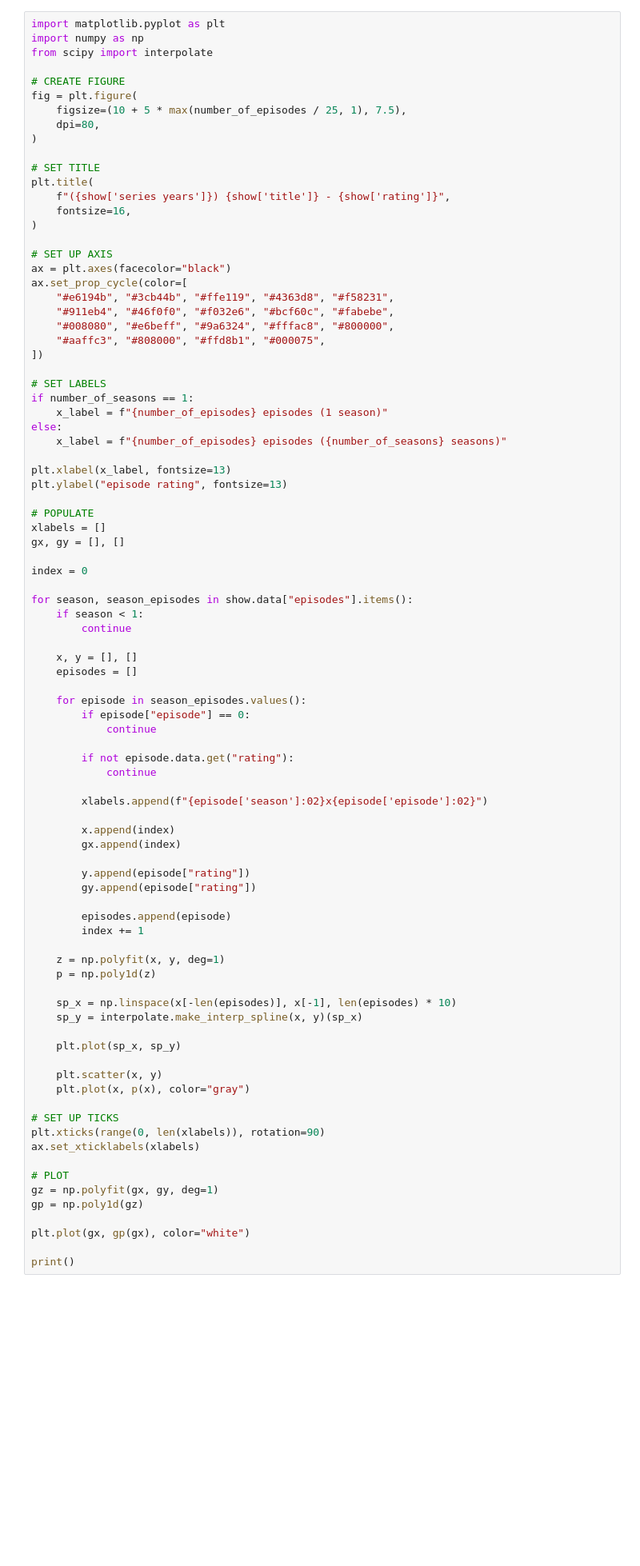
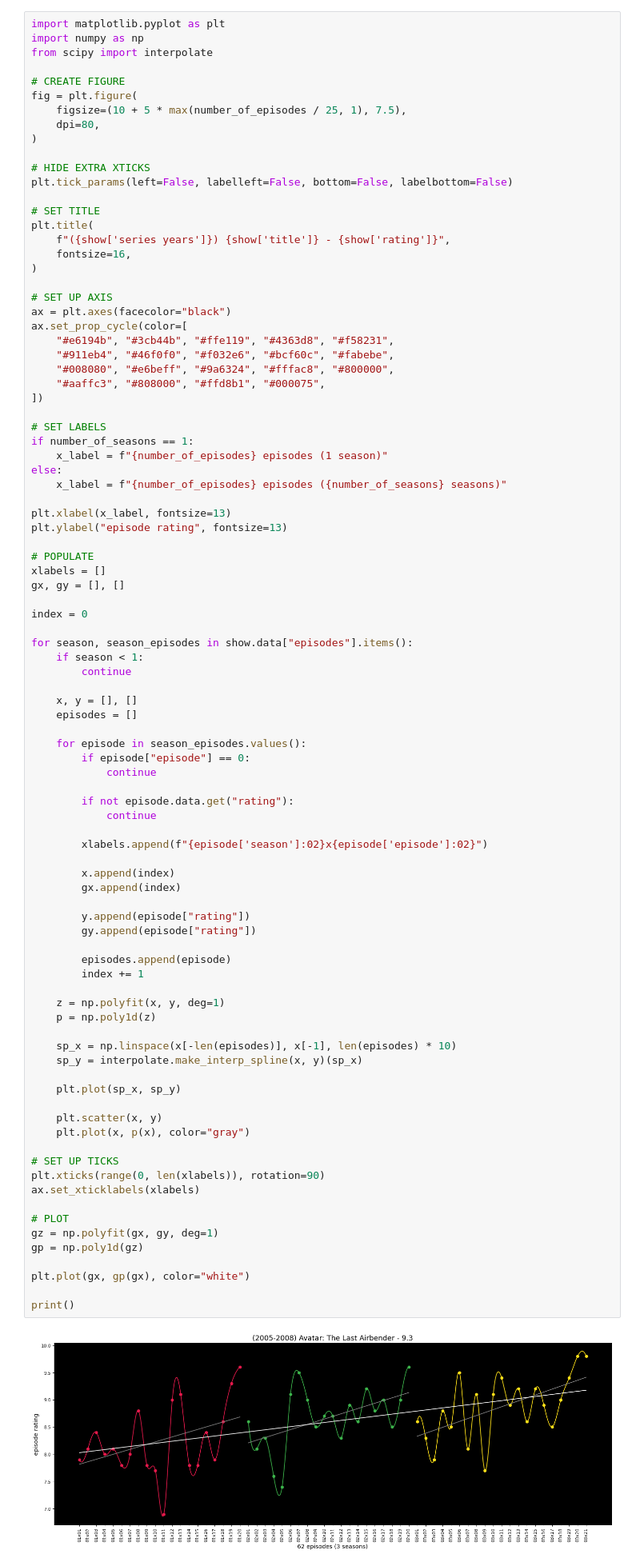
Before and after one commit to fedecalendino/binging-stonks, a Jupyter notebook: notebook.ipynb, the cells around one changed output. Shown: that part at 80% size. Cells and saved outputs as stored; diff of their text form; blank space fills up the shorter version.

Commit message:
Remove extra ticks

```diff
--- a/notebook.ipynb
+++ b/notebook.ipynb
@@ -45,6 +48,9 @@ fig = plt.figure(
     figsize=(10 + 5 * max(number_of_episodes / 25, 1), 7.5),
     dpi=80,
 )
+
+# HIDE EXTRA XTICKS
+plt.tick_params(left=False, labelleft=False, bottom=False, labelbottom=False)
 
 # SET TITLE
 plt.title(
@@ -96,30 +102,32 @@ for season, season_episodes in show.data["episodes"].items():
         gx.append(index)
 
         y.append(episode["rating"])
         gy.append(episode["rating"])
 
         episodes.append(episode)
         index += 1
 
     z = np.polyfit(x, y, deg=1)
     p = np.poly1d(z)
 
     sp_x = np.linspace(x[-len(episodes)], x[-1], len(episodes) * 10)
     sp_y = interpolate.make_interp_spline(x, y)(sp_x)
 
     plt.plot(sp_x, sp_y)
 
     plt.scatter(x, y)
     plt.plot(x, p(x), color="gray")
 
 # SET UP TICKS
 plt.xticks(range(0, len(xlabels)), rotation=90)
 ax.set_xticklabels(xlabels)
 
 # PLOT
 gz = np.polyfit(gx, gy, deg=1)
 gp = np.poly1d(gz)
 
 plt.plot(gx, gp(gx), color="white")
 
 print()
+# %% [output]
+[figure, added]
```
Also changed, not shown: parts of 1 cell of this notebook.
